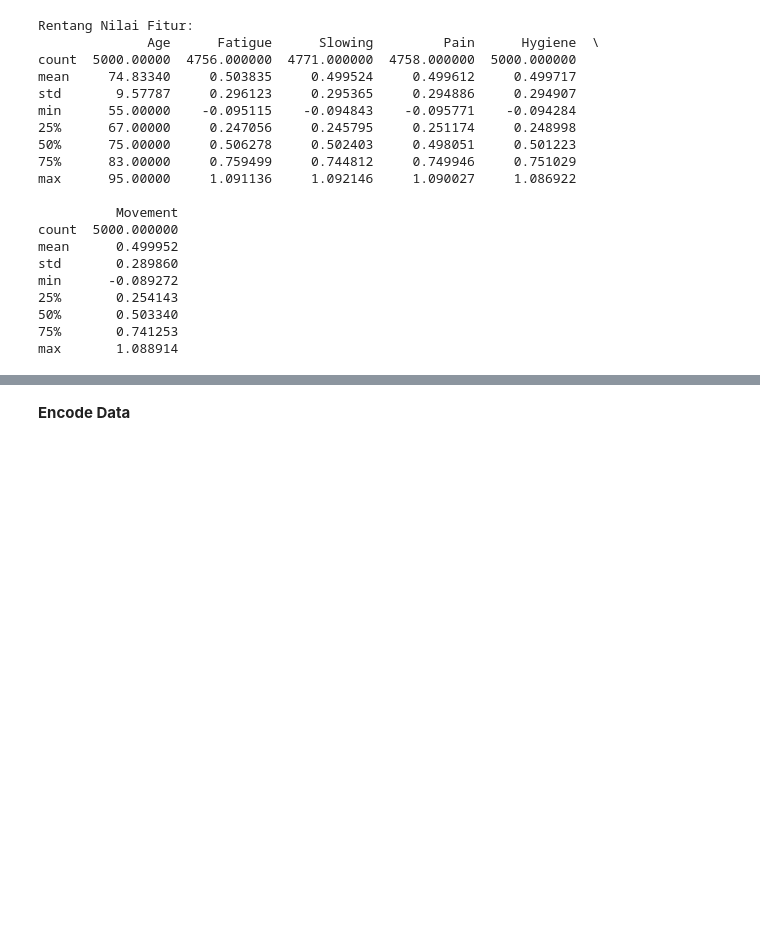
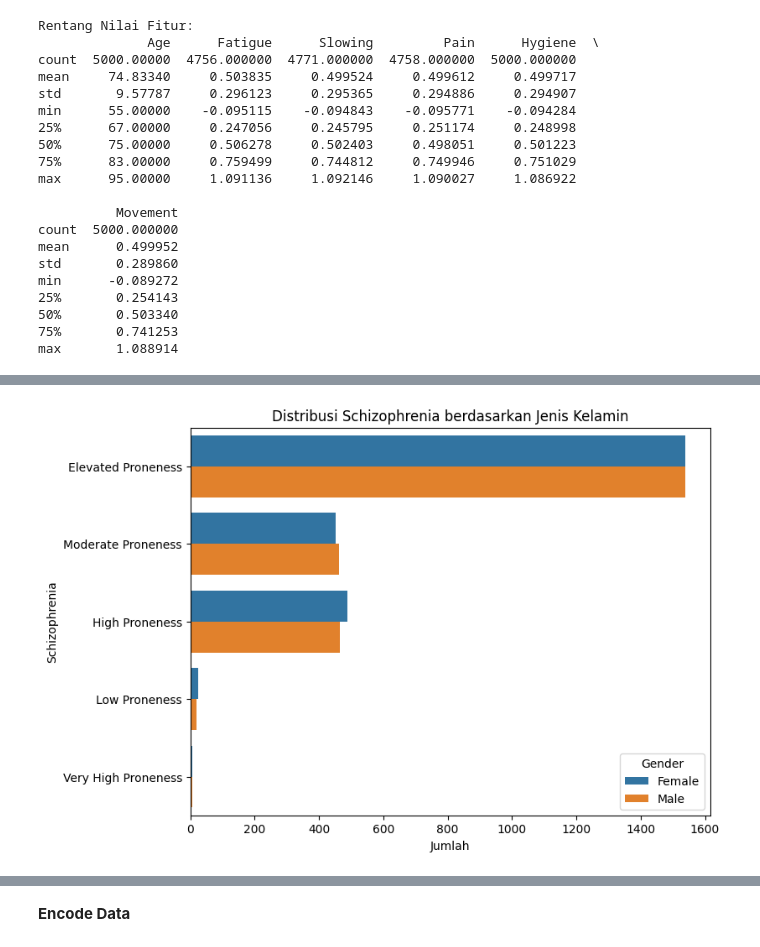
Before and after one commit to Fakhrezy/descData_ML, a Jupyter notebook: symptonsDesc.ipynb, the cells around one changed output, grey strips where cells are left out. Drawn from its saved outputs; the diff is of its cells as text; code cells hidden in the pictures; blank space fills up the shorter version.

```diff
--- a/symptonsDesc.ipynb
+++ b/symptonsDesc.ipynb
@@ -132,0 +163,11 @@ max       1.088914
+# %%
+# bar chart schizo berdasarkan jenis kelamin (horizontal)
+plt.figure(figsize=(8, 6))
+sns.countplot(data=df, y='Schizophrenia', hue='Gender')
+plt.title('Distribusi Schizophrenia berdasarkan Jenis Kelamin')
+plt.ylabel('Schizophrenia')
+plt.xlabel('Jumlah')
+plt.legend(title='Gender', labels=['Female', 'Male'], loc='lower right')
+plt.show()
+# %% [output]
+[figure, added]
```
Also changed, not shown: parts of 7 cells of this notebook.
